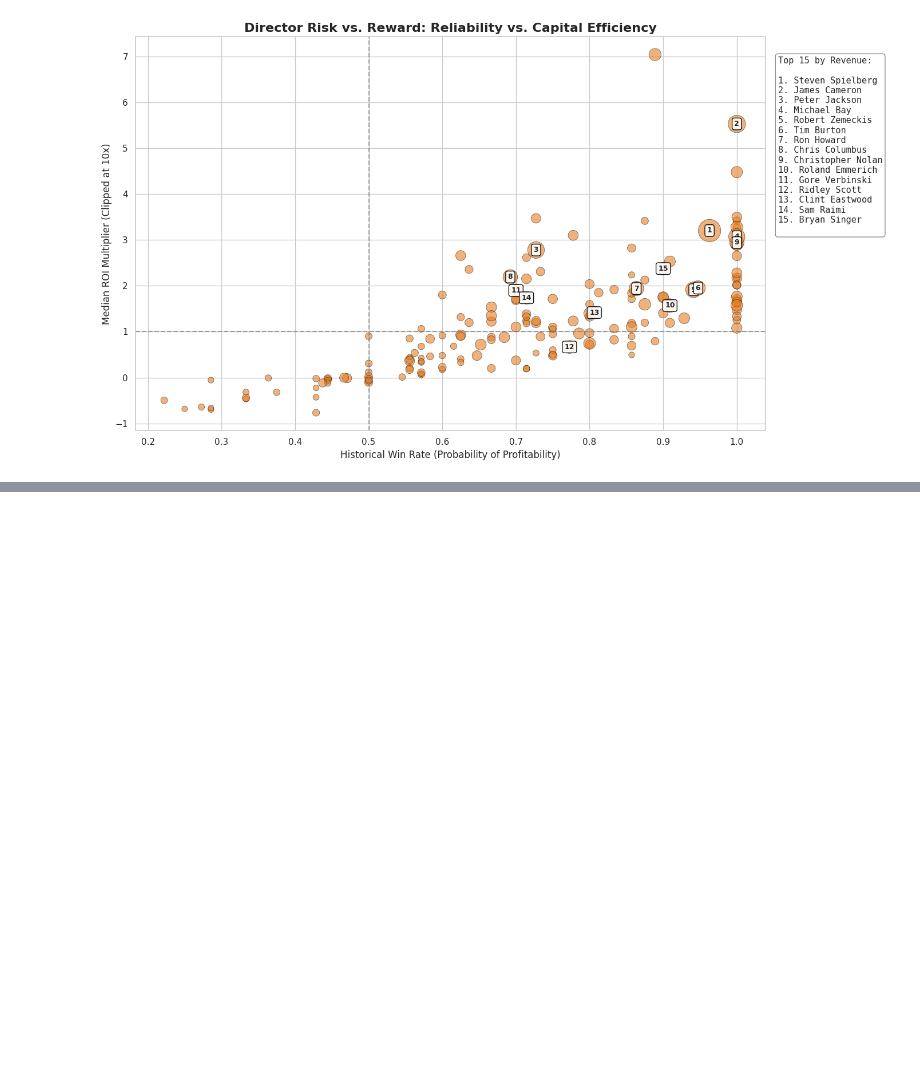
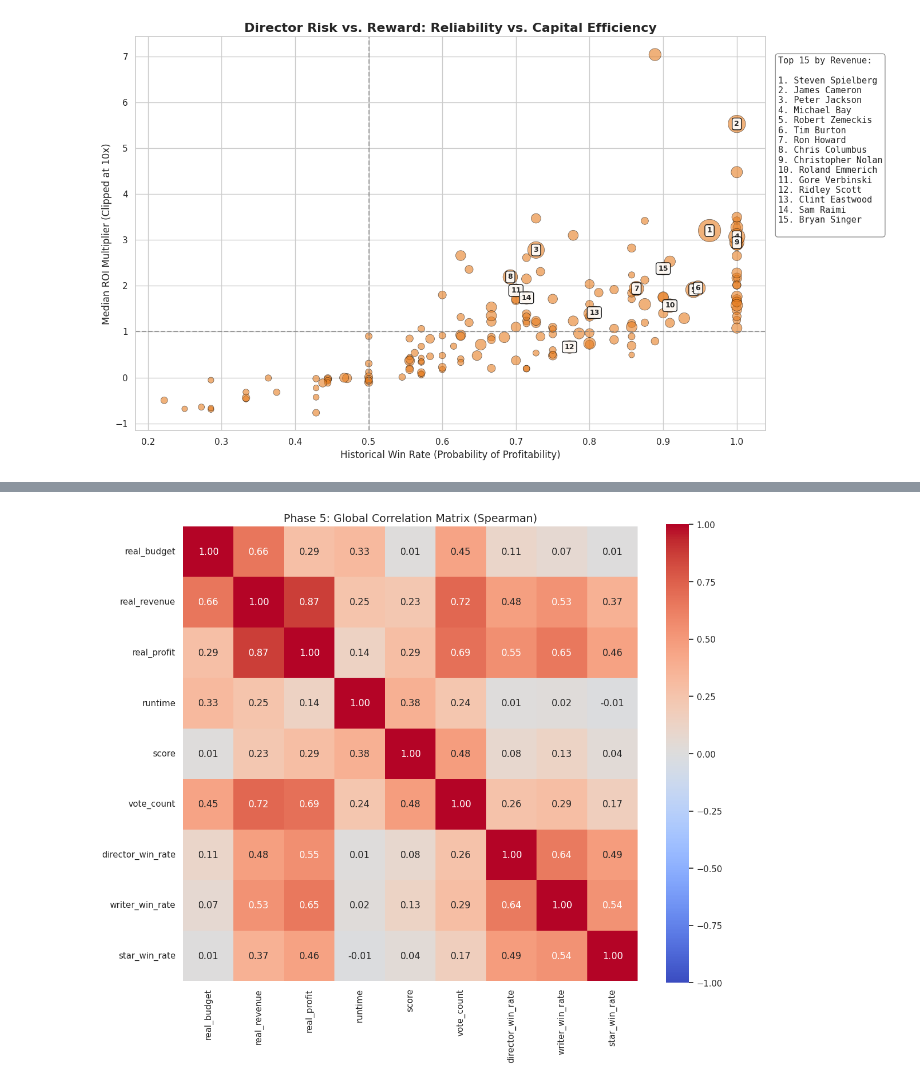
Before and after one commit to JohnnySolo/Data-Analysis-Project---Blockbuster-Movies, a Jupyter notebook: EDA_Notebook_4th_edition.ipynb, the cells around one changed output, grey strips where cells are left out. Cells and saved outputs as stored; diff of their text form; code cells hidden in the pictures; blank space fills up the shorter version.

```diff
--- a/EDA_Notebook_4th_edition.ipynb
+++ b/EDA_Notebook_4th_edition.ipynb
@@ -925,0 +946,80 @@ interactive(children=(Dropdown(description='Talent Role:', options=('director',
+# %%
+import pandas as pd
+import matplotlib.pyplot as plt
+import seaborn as sns
+import numpy as np
+
+# ==========================================
+# 1. Global Correlation Matrix
+# ==========================================
+
+# Selected the correct column name 'score' and used eda_df
+numeric_cols = [
+    'real_budget',
+    'real_revenue',
+    'real_profit',
+    'runtime',
+    'score',
+    'vote_count',
+    'director_win_rate',
+    'writer_win_rate',
+    'star_win_rate'
+]
+
+# Calculate Spearman correlation to account for non-linear/fat-tailed data
+corr_matrix = eda_df[numeric_cols].corr(method='spearman')
+
+# Plot the heatmap
+plt.figure(figsize=(12, 10))
+sns.heatmap(corr_matrix, annot=True, fmt=".2f", cmap='coolwarm', vmin=-1, vmax=1, center=0, square=True)
+plt.title('Phase 5: Global Correlation Matrix (Spearman)', fontsize=14)
+plt.tight_layout()
+plt.show()
+
+# ==========================================
+# 2. Talent Packaging & Interaction Analysis
+# ==========================================
+
+# Since the binary 'is_top' columns aren't in the dataframe, we will engineer them on the fly.
+# We define "elite" talent here as having a historical win rate of 75% or higher.
+# Feel free to adjust this threshold if you'd like a stricter definition of "elite"
+eda_df['is_top_director'] = (eda_df['director_win_rate'] >= 0.75).astype(int)
+eda_df['is_top_writer'] = (eda_df['writer_win_rate'] >= 0.75).astype(int)
+eda_df['is_top_star'] = (eda_df['star_win_rate'] >= 0.75).astype(int)
+
+# Create a "Talent Package Score" (0 to 3) representing how many elite elements are attached.
+eda_df['talent_package_score'] = eda_df['is_top_director'] + eda_df['is_top_writer'] + eda_df['is_top_star']
+
+# Group by the package score to evaluate financial synergy
+package_analysis = eda_df.groupby('talent_package_score').agg(
+    movie_count=('is_profitable', 'count'),
+    win_rate=('is_profitable', 'mean'),
+    median_profit=('real_profit', 'median'),
+    median_roi=('ROI', 'median') # Adjusted to use your 'ROI' column
+).reset_index()
+
+# Display the tabular results
+print("--- Talent Packaging Synergy ---")
+print(package_analysis)
+
+# Plot the relationship between Packaging, ROI, and Win Rate
+fig, ax1 = plt.subplots(figsize=(10, 6))
+
+# Bar chart for Median ROI
+sns.barplot(data=package_analysis, x='talent_package_score', y='median_roi', ax=ax1, color='skyblue', alpha=0.8)
+ax1.set_ylabel('Median ROI', color='tab:blue', fontsize=12)
+ax1.set_xlabel('Number of Elite Talent Attached (Package Score)', fontsize=12)
+ax1.tick_params(axis='y', labelcolor='tab:blue')
+
+# Line chart for Win Rate on a secondary y-axis
+ax2 = ax1.twinx()
+sns.lineplot(data=package_analysis, x='talent_package_score', y='win_rate', ax=ax2, color='red', marker='o', linewidth=2.5, markersize=8)
+ax2.set_ylabel('Win Rate (Probability of Profit)', color='tab:red', fontsize=12)
+ax2.tick_params(axis='y', labelcolor='tab:red')
+
+plt.title('Hollywood Packaging: Synergy vs. Profit Cannibalization', fontsize=14)
+plt.grid(False) # Turn off grid for cleaner look with twin axes
+plt.tight_layout()
+plt.show()
+# %% [output]
+[figure, added]
```
Also changed, not shown: parts of 23 cells of this notebook.
